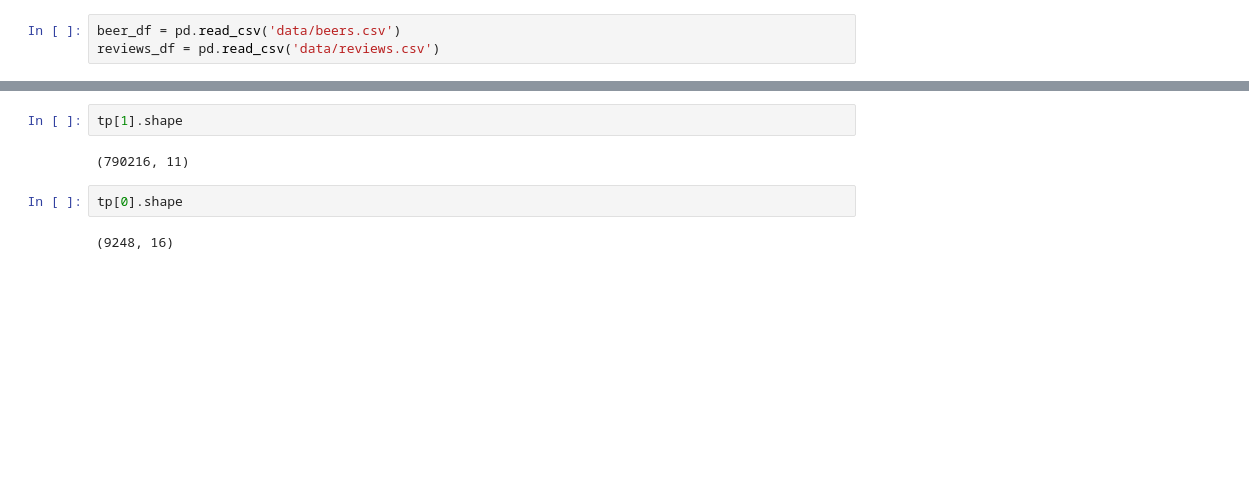
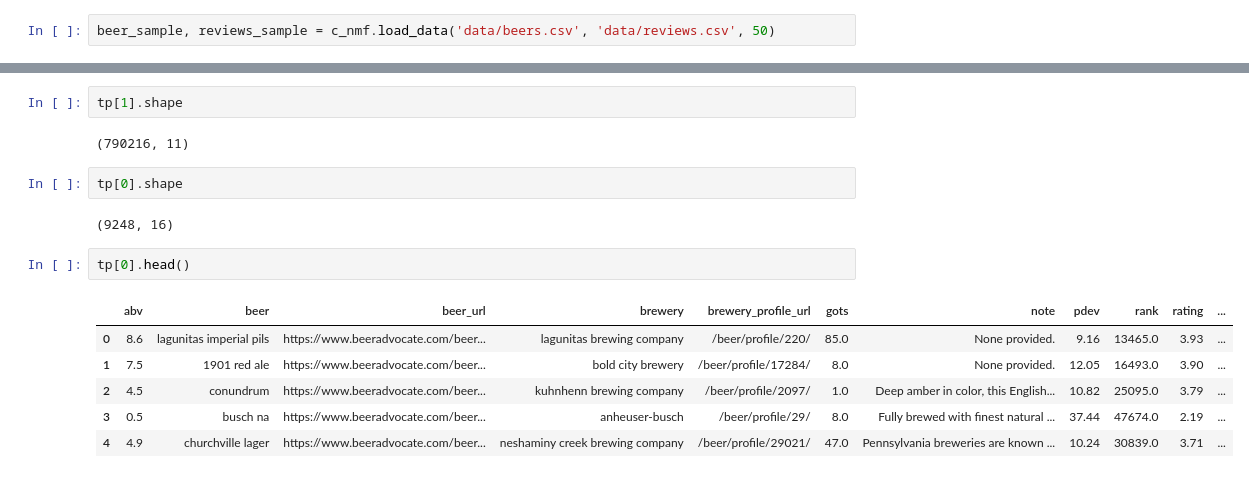
Before and after one commit to adiguzelomer/craft_beer_ratings, a Jupyter notebook: initial_nlp.ipynb, the cells around one changed output, grey strips where cells are left out. Saved outputs shown, nothing was run; the diff lists cells and outputs as text; blank space fills up the shorter version.

Commit message:
move load_data to nlp

```diff
--- a/initial_nlp.ipynb
+++ b/initial_nlp.ipynb
@@ -13,6 +14,5 @@ from pprint import pprint
 # %% [markdown]
 Let's load the our two datasets.
 # %%
-beer_df = pd.read_csv('data/beers.csv')
-reviews_df = pd.read_csv('data/reviews.csv')
+beer_sample, reviews_sample = c_nmf.load_data('data/beers.csv', 'data/reviews.csv', 50)
 # %%
@@ -283,3 +214,12 @@ tp[1].shape
 tp[0].shape
 # %% [output]
 (9248, 16)
+# %%
+tp[0].head()
+# %% [output]
+|  | abv | beer | beer_url | brewery | brewery_profile_url | gots | note | pdev | rank | rating | ... |
+| 0 | 8.6 | lagunitas imperial pils | https://www.beeradvocate.com/beer... | lagunitas brewing company | /beer/profile/220/ | 85.0 | None provided. | 9.16 | 13465.0 | 3.93 | ... |
+| 1 | 7.5 | 1901 red ale | https://www.beeradvocate.com/beer... | bold city brewery | /beer/profile/17284/ | 8.0 | None provided. | 12.05 | 16493.0 | 3.90 | ... |
+| 2 | 4.5 | conundrum | https://www.beeradvocate.com/beer... | kuhnhenn brewing company | /beer/profile/2097/ | 1.0 | Deep amber in color, this English... | 10.82 | 25095.0 | 3.79 | ... |
+| 3 | 0.5 | busch na | https://www.beeradvocate.com/beer... | anheuser-busch | /beer/profile/29/ | 8.0 | Fully brewed with finest natural ... | 37.44 | 47674.0 | 2.19 | ... |
+| 4 | 4.9 | churchville lager | https://www.beeradvocate.com/beer... | neshaminy creek brewing company | /beer/profile/29021/ | 47.0 | Pennsylvania breweries are known ... | 10.24 | 30839.0 | 3.71 | ... |
```
Also changed, not shown: parts of 12 cells of this notebook, 2 other files.
